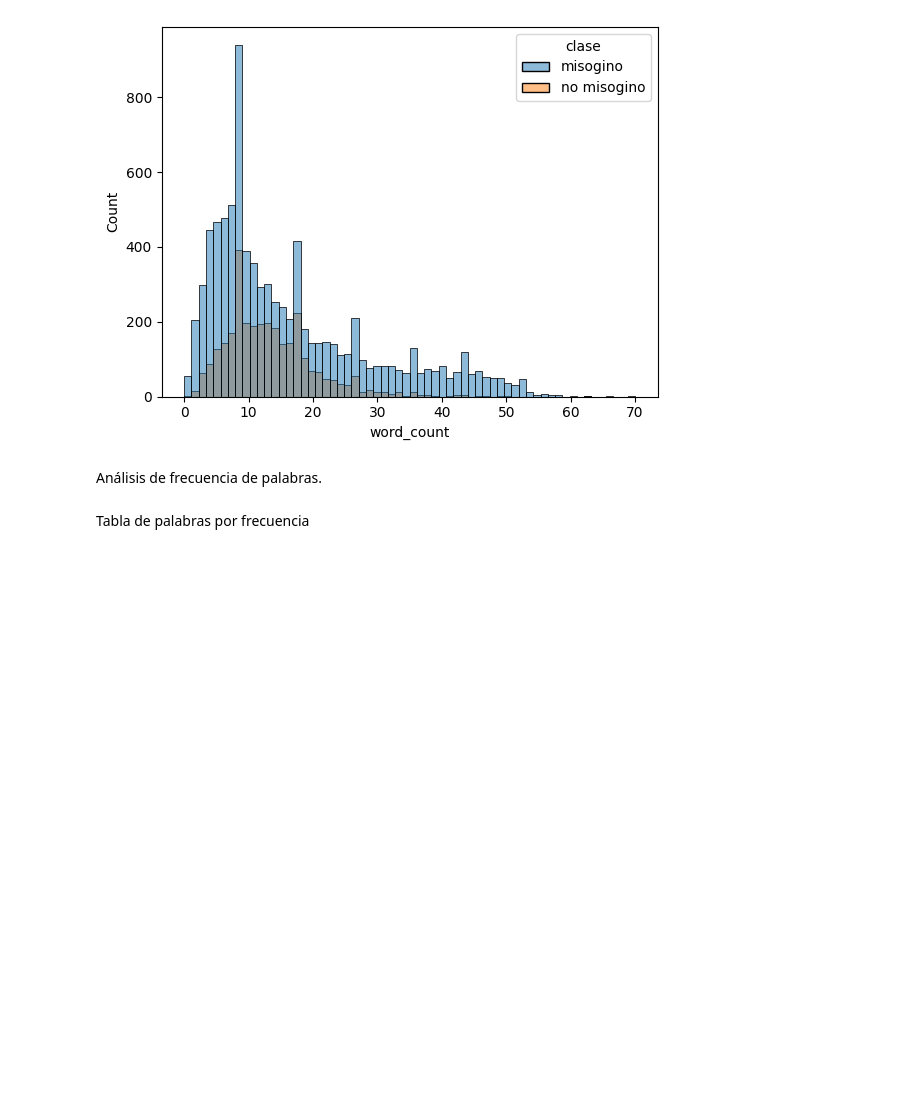
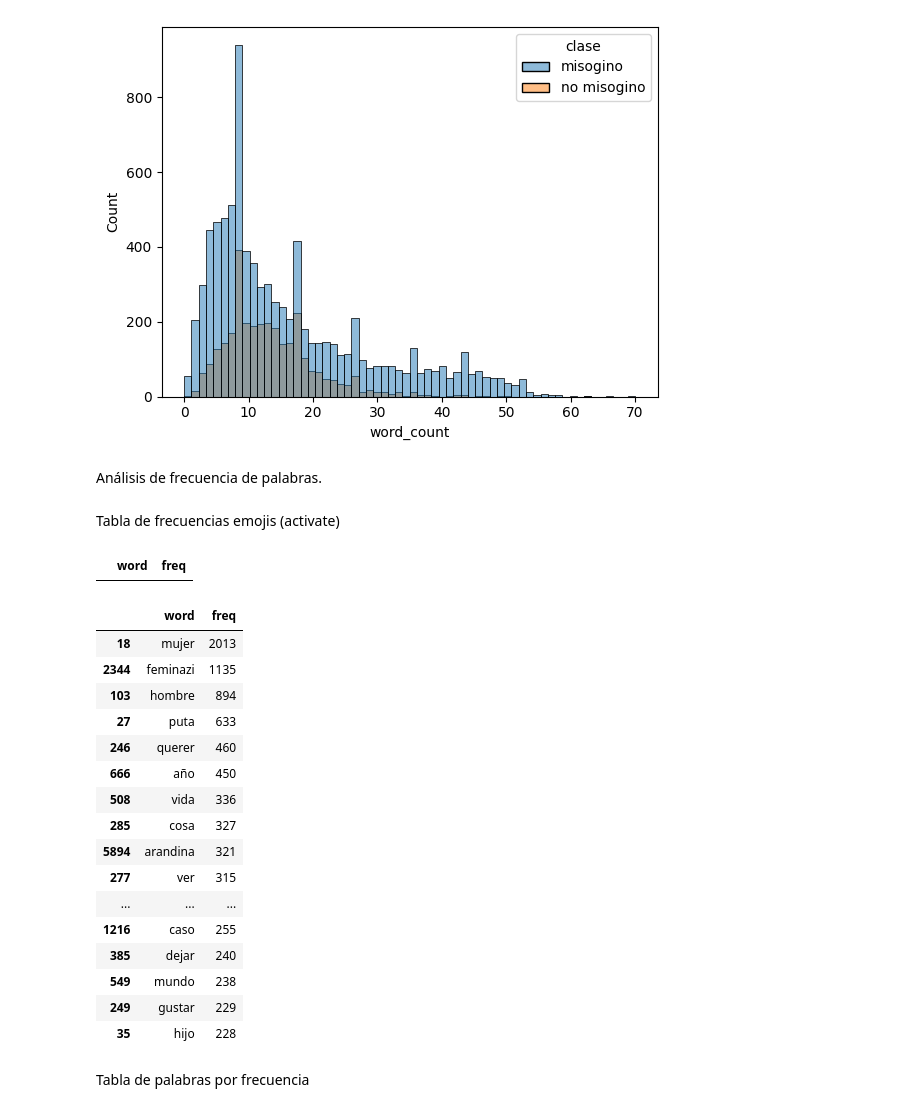
Before and after one commit to PacoBahena/hate_detection, a Jupyter notebook: ia_hate/eda/eda.ipynb, the cells around one changed output. Cells and saved outputs as stored; diff of their text form; code cells hidden in the pictures; blank space fills up the shorter version.

```diff
--- a/ia_hate/eda/eda.ipynb
+++ b/ia_hate/eda/eda.ipynb
@@ -180,3 +197,29 @@ most_freq = freq_df.loc[np.logical_not(freq_df.word.apply(text_has_emoji))].sort
+# %% [markdown]
+Tabla de frecuencias emojis (activate)
+# %%
+most_freq_emoji.head(5)
+# %% [output]
+|  | word | freq |
+# %%
+most_freq_lemma.head(20)
+# %% [output]
+|  | word | freq |
+| 18 | mujer | 2013 |
+| 2344 | feminazi | 1135 |
+| 103 | hombre | 894 |
+| 27 | puta | 633 |
+| 246 | querer | 460 |
+| 666 | año | 450 |
+| 508 | vida | 336 |
+| 285 | cosa | 327 |
+| 5894 | arandina | 321 |
+| 277 | ver | 315 |
+| ... | ... | ... |
+| 1216 | caso | 255 |
+| 385 | dejar | 240 |
+| 549 | mundo | 238 |
+| 249 | gustar | 229 |
+| 35 | hijo | 228 |
 # %% [markdown]
 Tabla de palabras por frecuencia
 # %%
```
Also changed, not shown: parts of 6 cells of this notebook.
